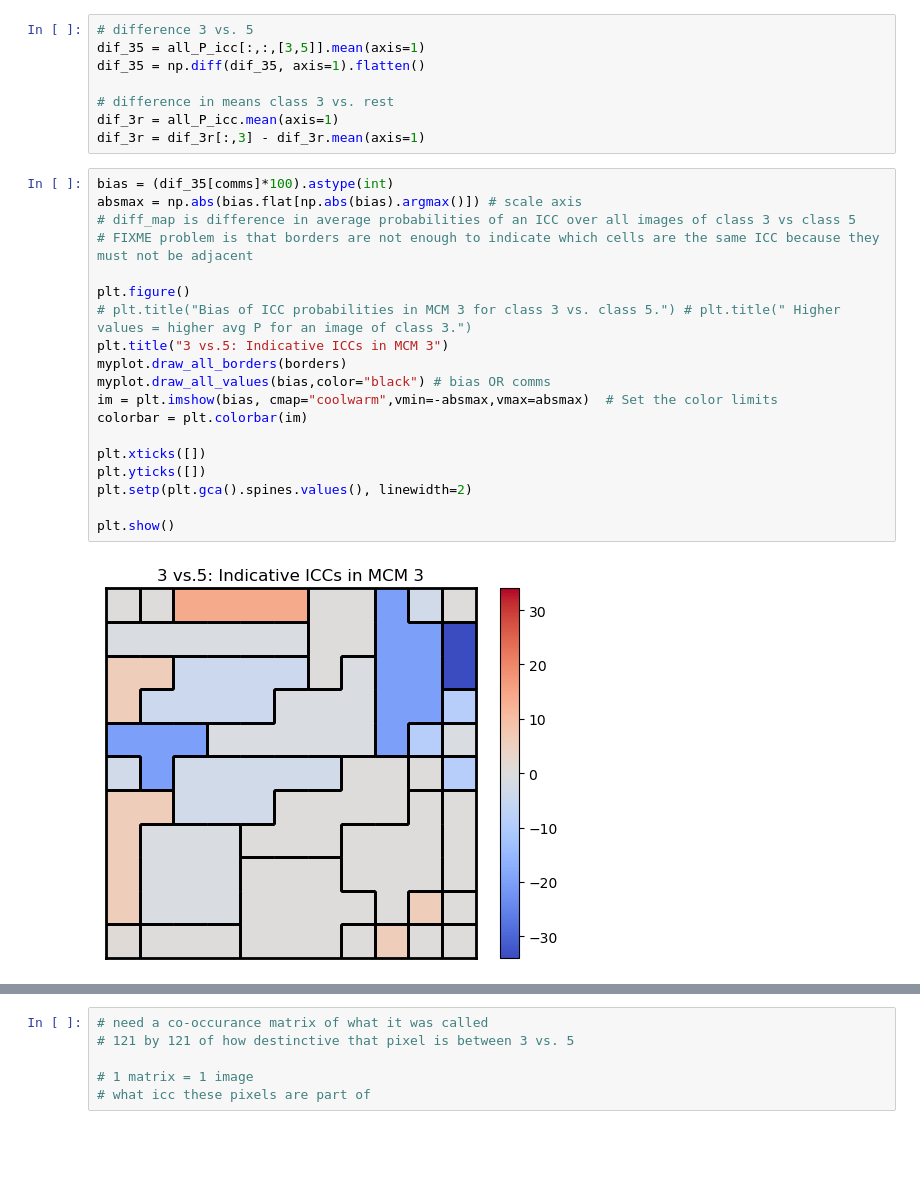
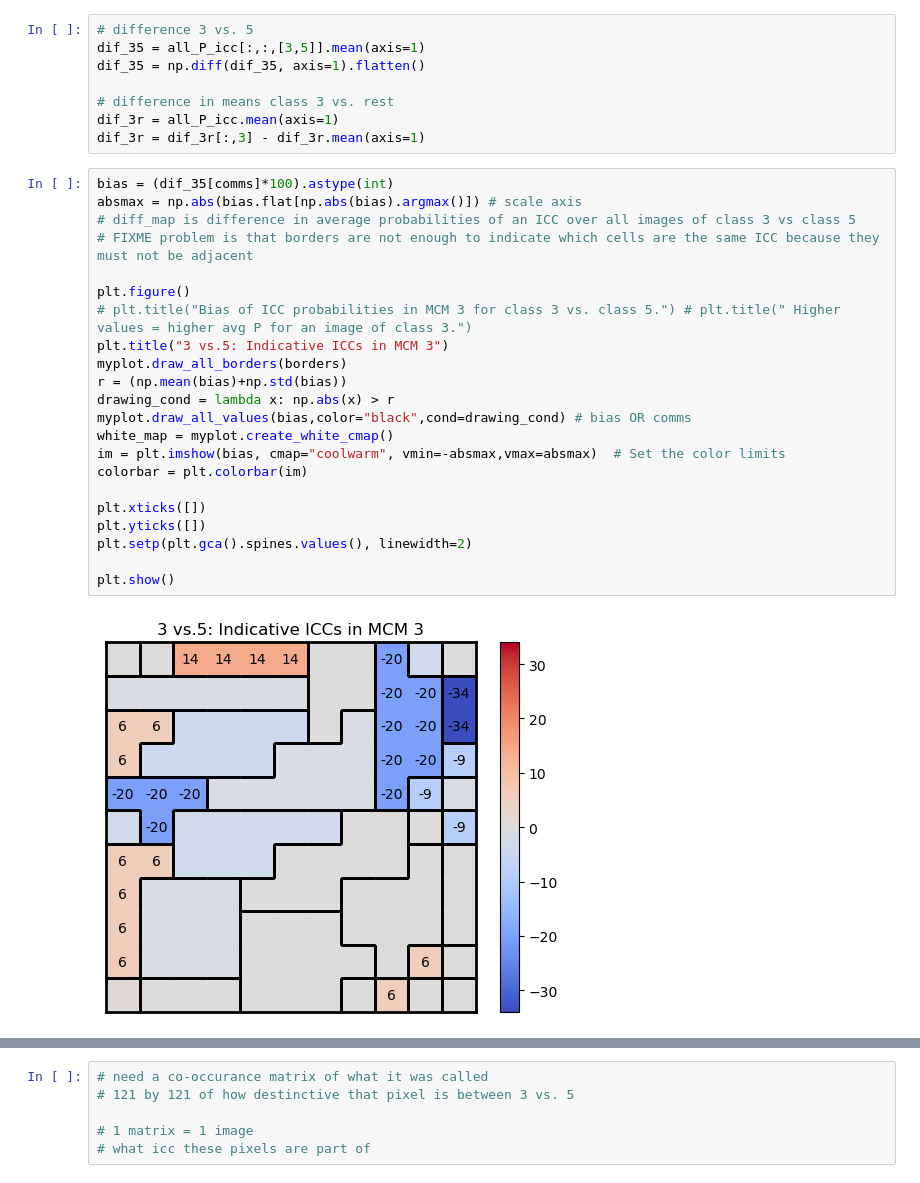
Before and after one commit to PaulHosek/MCM_classifier, a Jupyter notebook: Classifier_1/classifier/bin/reworking_clf.ipynb, the cells around one changed output, grey strips where cells are left out. Drawn from its saved outputs; the diff is of its cells as text; blank space fills up the shorter version.

Commit message:
conditional drawing of numbers in cells

```diff
--- a/Classifier_1/classifier/bin/reworking_clf.ipynb
+++ b/Classifier_1/classifier/bin/reworking_clf.ipynb
@@ -109,21 +115,24 @@ dif_3r = dif_3r[:,3] - dif_3r.mean(axis=1)
 # %%
 bias = (dif_35[comms]*100).astype(int)
 absmax = np.abs(bias.flat[np.abs(bias).argmax()]) # scale axis
 # diff_map is difference in average probabilities of an ICC over all images of class 3 vs class 5
 # FIXME problem is that borders are not enough to indicate which cells are the same ICC because they must not be adjacent
 
 plt.figure()
 # plt.title("Bias of ICC probabilities in MCM 3 for class 3 vs. class 5.") # plt.title(" Higher values = higher avg P for an image of class 3.")
 plt.title("3 vs.5: Indicative ICCs in MCM 3")
 myplot.draw_all_borders(borders)
-myplot.draw_all_values(bias,color="black") # bias OR comms
-im = plt.imshow(bias, cmap="coolwarm",vmin=-absmax,vmax=absmax)  # Set the color limits
+r = (np.mean(bias)+np.std(bias))
+drawing_cond = lambda x: np.abs(x) > r
+myplot.draw_all_values(bias,color="black",cond=drawing_cond) # bias OR comms
+white_map = myplot.create_white_cmap()
+im = plt.imshow(bias, cmap="coolwarm", vmin=-absmax,vmax=absmax)  # Set the color limits
 colorbar = plt.colorbar(im)
 
 plt.xticks([])
 plt.yticks([])
 plt.setp(plt.gca().spines.values(), linewidth=2)
 
 plt.show()
 # %% [output]
-[figure, old version]
+[figure, new version]
```
Also changed, not shown: parts of 3 cells of this notebook, 1 other file.
